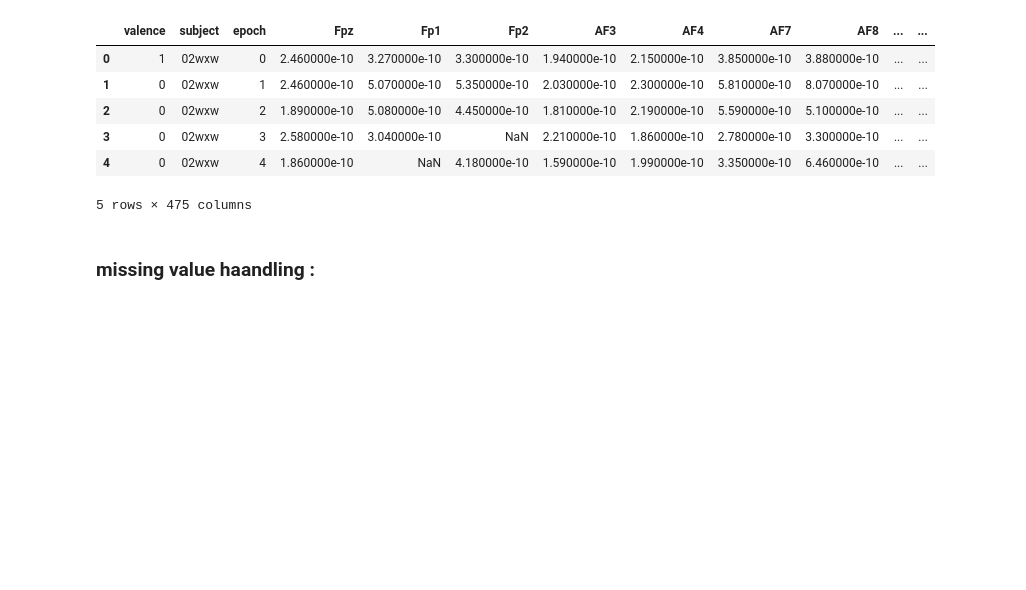
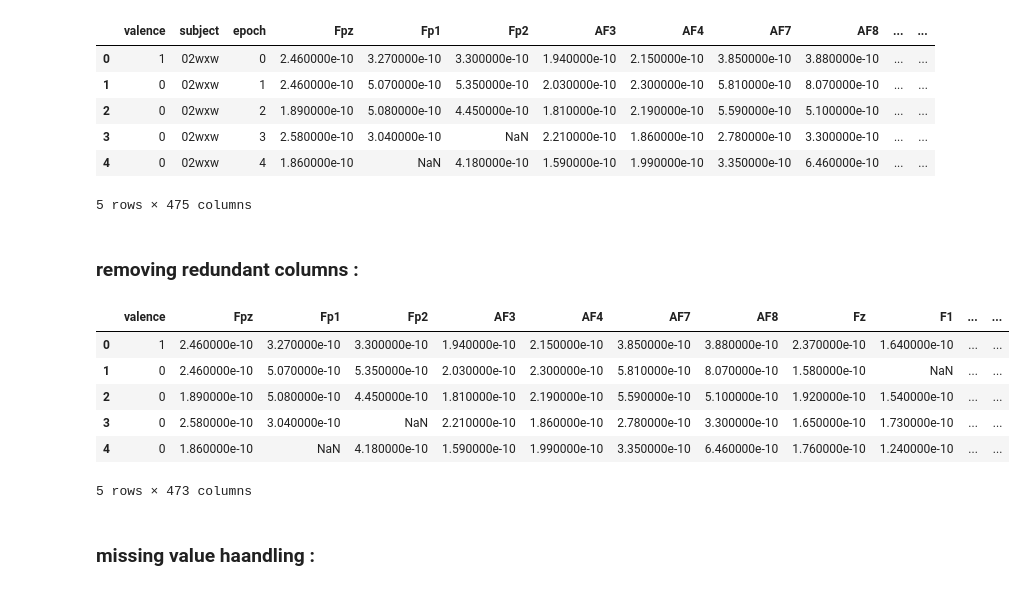
Before and after one commit to alirezamirrokni/AIVengers-project, a Jupyter notebook: ML_project.ipynb, the cells around one changed output. Saved outputs shown, nothing was run; the diff lists cells and outputs as text; code cells hidden in the pictures; blank space fills up the shorter version.

```diff
--- a/ML_project.ipynb
+++ b/ML_project.ipynb
@@ -106,6 +106,19 @@ df.head()
 | 3 | 0 | 02wxw | 3 | 2.580000e-10 | 3.040000e-10 | NaN | 2.210000e-10 | 1.860000e-10 | 2.780000e-10 | 3.300000e-10 | ... | ... |
 | 4 | 0 | 02wxw | 4 | 1.860000e-10 | NaN | 4.180000e-10 | 1.590000e-10 | 1.990000e-10 | 3.350000e-10 | 6.460000e-10 | ... | ... |
 5 rows × 475 columns
+# %% [markdown]
+### removing redundant columns :
+# %%
+df.drop(['epoch', 'subject'], axis=1, inplace=True)
+df.head()
+# %% [output]
+|  | valence | Fpz | Fp1 | Fp2 | AF3 | AF4 | AF7 | AF8 | Fz | F1 | ... | ... |
+| 0 | 1 | 2.460000e-10 | 3.270000e-10 | 3.300000e-10 | 1.940000e-10 | 2.150000e-10 | 3.850000e-10 | 3.880000e-10 | 2.370000e-10 | 1.640000e-10 | ... | ... |
+| 1 | 0 | 2.460000e-10 | 5.070000e-10 | 5.350000e-10 | 2.030000e-10 | 2.300000e-10 | 5.810000e-10 | 8.070000e-10 | 1.580000e-10 | NaN | ... | ... |
+| 2 | 0 | 1.890000e-10 | 5.080000e-10 | 4.450000e-10 | 1.810000e-10 | 2.190000e-10 | 5.590000e-10 | 5.100000e-10 | 1.920000e-10 | 1.540000e-10 | ... | ... |
+| 3 | 0 | 2.580000e-10 | 3.040000e-10 | NaN | 2.210000e-10 | 1.860000e-10 | 2.780000e-10 | 3.300000e-10 | 1.650000e-10 | 1.730000e-10 | ... | ... |
+| 4 | 0 | 1.860000e-10 | NaN | 4.180000e-10 | 1.590000e-10 | 1.990000e-10 | 3.350000e-10 | 6.460000e-10 | 1.760000e-10 | 1.240000e-10 | ... | ... |
+5 rows × 473 columns
 # %% [markdown]
 ### missing value haandling :
 # %% [markdown]
```
Also changed, not shown: parts of 9 cells of this notebook.
